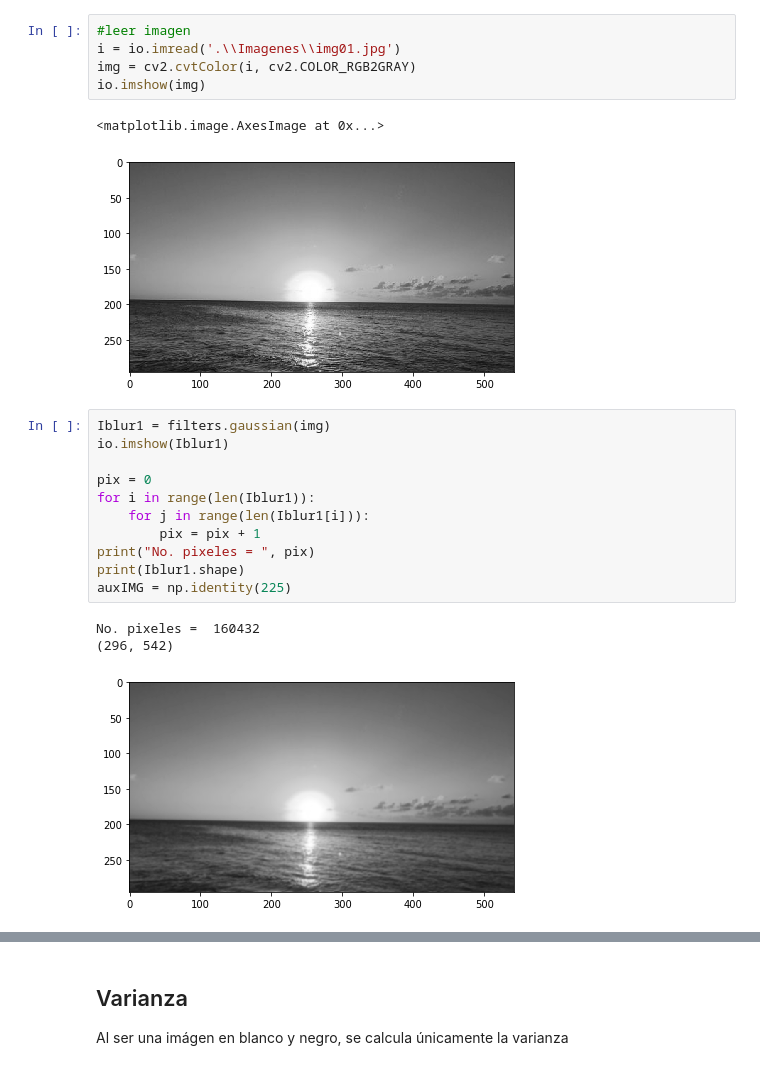
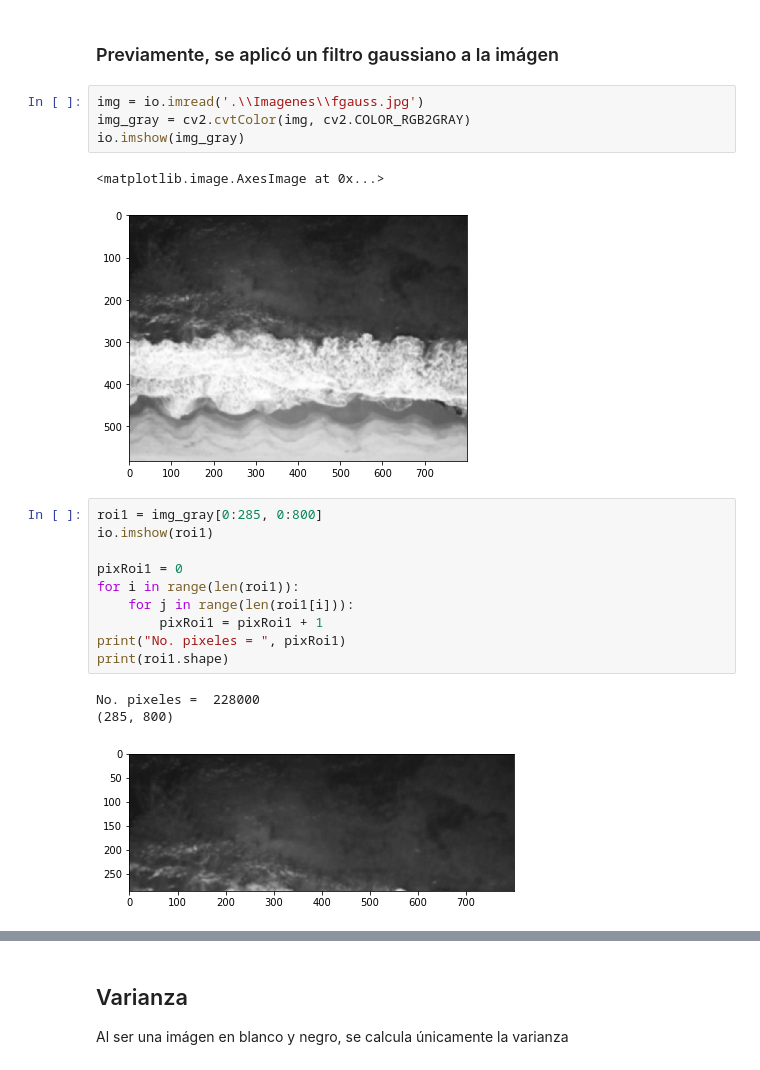
Before and after one commit to IanRamRev/Reconocimiento-de-Patrones, a Jupyter notebook: Practica2/NaiveBayes.ipynb, the cells around one changed output, grey strips where cells are left out. Saved outputs shown, nothing was run; the diff lists cells and outputs as text.

```diff
--- a/Practica2/NaiveBayes.ipynb
+++ b/Practica2/NaiveBayes.ipynb
@@ -6,24 +19,24 @@ import numpy as np
+# %% [markdown]
+### Previamente, se aplicó un filtro gaussiano a la imágen
 # %%
-#leer imagen
-i = io.imread('.\\Imagenes\\img01.jpg')
-img = cv2.cvtColor(i, cv2.COLOR_RGB2GRAY)
-io.imshow(img)
+img = io.imread('.\\Imagenes\\fgauss.jpg')
+img_gray = cv2.cvtColor(img, cv2.COLOR_RGB2GRAY)
+io.imshow(img_gray)
 # %% [output]
 <matplotlib.image.AxesImage at 0x...>
-[figure, old version]
+[figure, new version]
 # %%
-Iblur1 = filters.gaussian(img)
-io.imshow(Iblur1)
+roi1 = img_gray[0:285, 0:800]
+io.imshow(roi1)
 
-pix = 0
-for i in range(len(Iblur1)):
-    for j in range(len(Iblur1[i])):
-        pix = pix + 1
-print("No. pixeles = ", pix)
-print(Iblur1.shape)
-auxIMG = np.identity(225)
+pixRoi1 = 0
+for i in range(len(roi1)):
+    for j in range(len(roi1[i])):
+        pixRoi1 = pixRoi1 + 1
+print("No. pixeles = ", pixRoi1)
+print(roi1.shape)
 # %% [output]
-No. pixeles =  160432
-(296, 542)
+No. pixeles =  228000
+(285, 800)
-[figure, old version]
+[figure, new version]
 # %%
```
Also changed, not shown: parts of 18 cells of this notebook.
